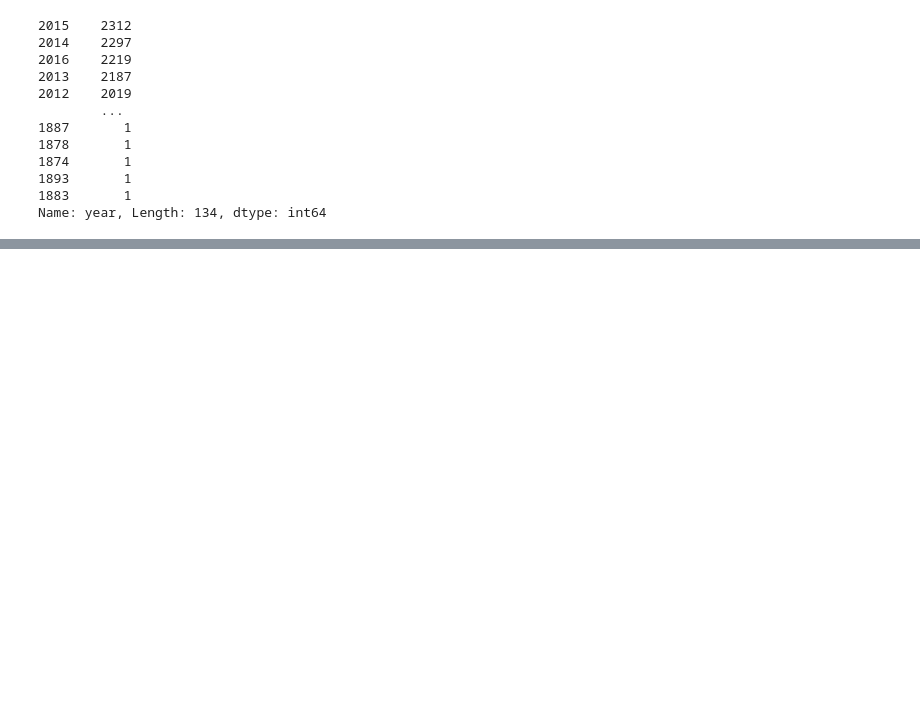
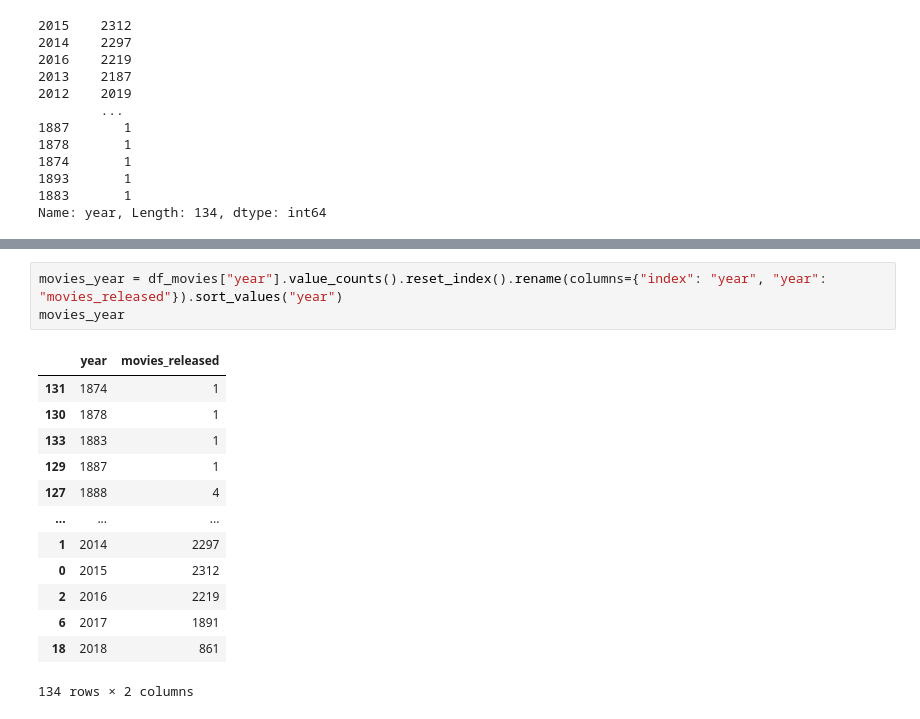
Before and after one commit to Razjoh/Machine-learning-Rasmus-Johansson, a Jupyter notebook: Labb/Recommender.ipynb, the cells around one changed output, grey strips where cells are left out. Saved outputs shown, nothing was run; the diff lists cells and outputs as text; blank space fills up the shorter version.

```diff
--- a/Labb/Recommender.ipynb
+++ b/Labb/Recommender.ipynb
@@ -189,0 +195,17 @@ df_movies[df_movies["year"].isnull()]
+# %%
+movies_year = df_movies["year"].value_counts().reset_index().rename(columns={"index": "year", "year": "movies_released"}).sort_values("year")
+movies_year
+# %% [output]
+|  | year | movies_released |
+| 131 | 1874 | 1 |
+| 130 | 1878 | 1 |
+| 133 | 1883 | 1 |
+| 129 | 1887 | 1 |
+| 127 | 1888 | 4 |
+| ... | ... | ... |
+| 1 | 2014 | 2297 |
+| 0 | 2015 | 2312 |
+| 2 | 2016 | 2219 |
+| 6 | 2017 | 1891 |
+| 18 | 2018 | 861 |
+134 rows × 2 columns
```
Also changed, not shown: parts of 3 cells of this notebook.
